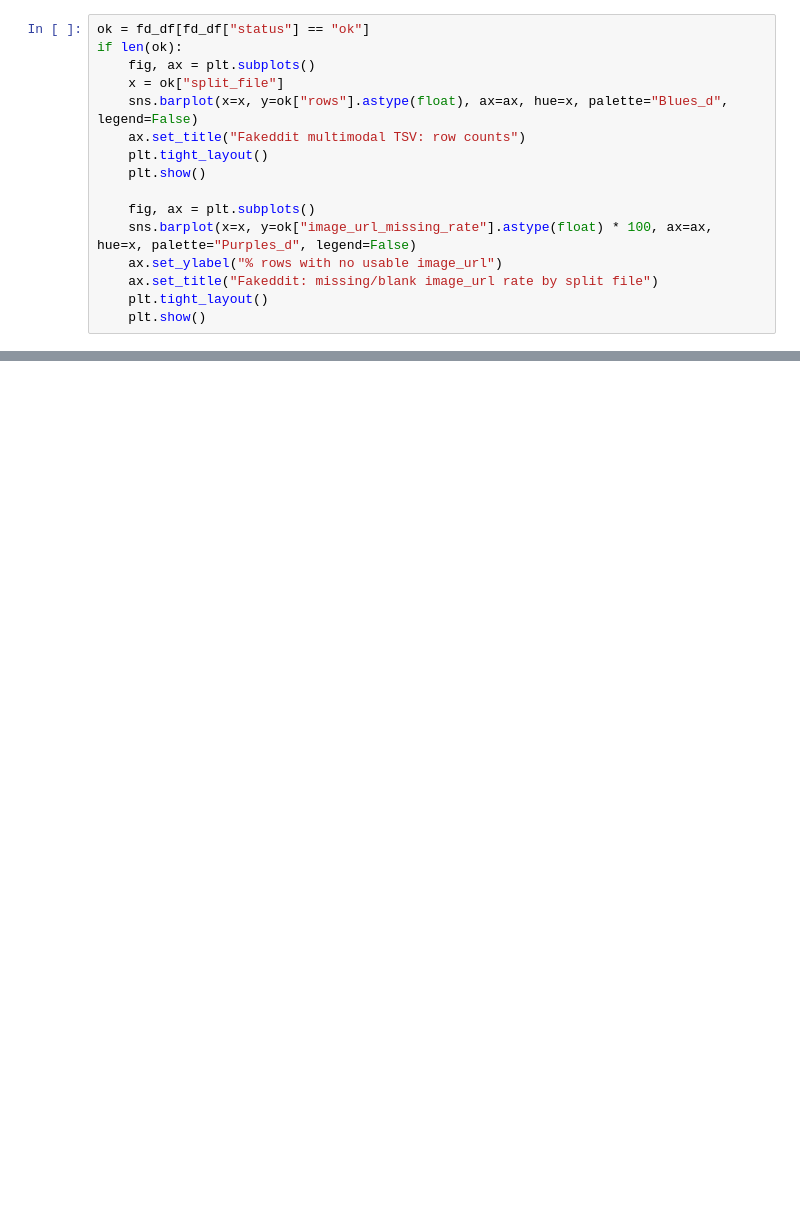
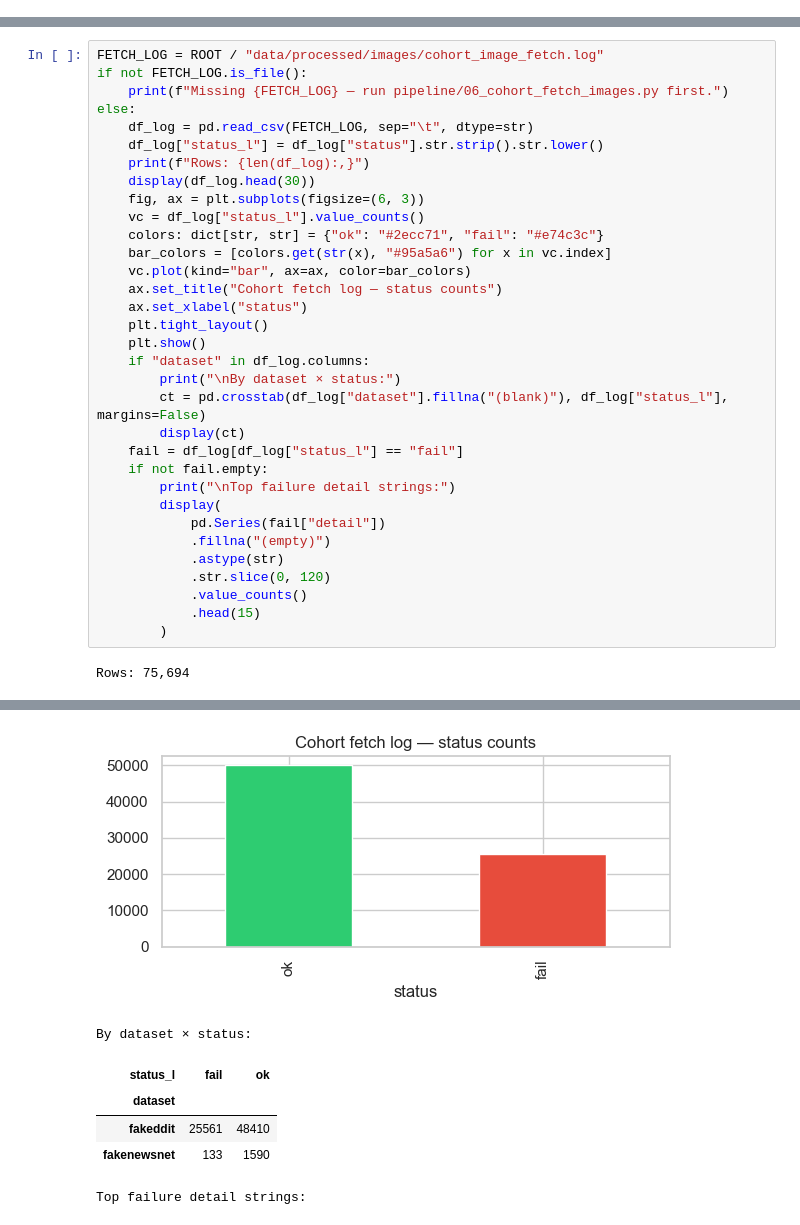
Before and after one commit to mpconsultsai/msc-project-csc-40098, a Jupyter notebook: notebooks/fakenews_preprocessing_eda.ipynb, the cells around one changed output, grey strips where cells are left out. Cells and saved outputs as stored; diff of their text form; blank space fills up the shorter version.

```diff
--- a/notebooks/fakenews_preprocessing_eda.ipynb
+++ b/notebooks/fakenews_preprocessing_eda.ipynb
@@ -336,16 +391,0 @@ display(fd_df)
-# %%
-ok = fd_df[fd_df["status"] == "ok"]
-if len(ok):
-    fig, ax = plt.subplots()
-    x = ok["split_file"]
-    sns.barplot(x=x, y=ok["rows"].astype(float), ax=ax, hue=x, palette="Blues_d", legend=False)
-    ax.set_title("Fakeddit multimodal TSV: row counts")
-    plt.tight_layout()
-    plt.show()
-
-    fig, ax = plt.subplots()
-    sns.barplot(x=x, y=ok["image_url_missing_rate"].astype(float) * 100, ax=ax, hue=x, palette="Purples_d", legend=False)
-    ax.set_ylabel("% rows with no usable image_url")
-    ax.set_title("Fakeddit: missing/blank image_url rate by split file")
-    plt.tight_layout()
-    plt.show()
@@ -523,0 +411,35 @@ else:
+# %%
+FETCH_LOG = ROOT / "data/processed/images/cohort_image_fetch.log"
+if not FETCH_LOG.is_file():
+    print(f"Missing {FETCH_LOG} — run pipeline/06_cohort_fetch_images.py first.")
+else:
+    df_log = pd.read_csv(FETCH_LOG, sep="\t", dtype=str)
+    df_log["status_l"] = df_log["status"].str.strip().str.lower()
+    print(f"Rows: {len(df_log):,}")
+    display(df_log.head(30))
+    fig, ax = plt.subplots(figsize=(6, 3))
+    vc = df_log["status_l"].value_counts()
+    colors: dict[str, str] = {"ok": "#2ecc71", "fail": "#e74c3c"}
+    bar_colors = [colors.get(str(x), "#95a5a6") for x in vc.index]
+    vc.plot(kind="bar", ax=ax, color=bar_colors)
+    ax.set_title("Cohort fetch log — status counts")
+    ax.set_xlabel("status")
+    plt.tight_layout()
+    plt.show()
+    if "dataset" in df_log.columns:
+        print("\nBy dataset × status:")
+        ct = pd.crosstab(df_log["dataset"].fillna("(blank)"), df_log["status_l"], margins=False)
+        display(ct)
+    fail = df_log[df_log["status_l"] == "fail"]
+    if not fail.empty:
+        print("\nTop failure detail strings:")
+        display(
+            pd.Series(fail["detail"])
+            .fillna("(empty)")
+            .astype(str)
+            .str.slice(0, 120)
+            .value_counts()
+            .head(15)
+        )
+# %% [output]
+Rows: 75,694
@@ -523,0 +463,7 @@ else:
+[figure, added]
+By dataset × status:
+| status_l | fail | ok |
+| dataset |  |  |
+| fakeddit | 25561 | 48410 |
+| fakenewsnet | 133 | 1590 |
+Top failure detail strings:
```
Also changed, not shown: parts of 30 cells of this notebook, 23 other files.
